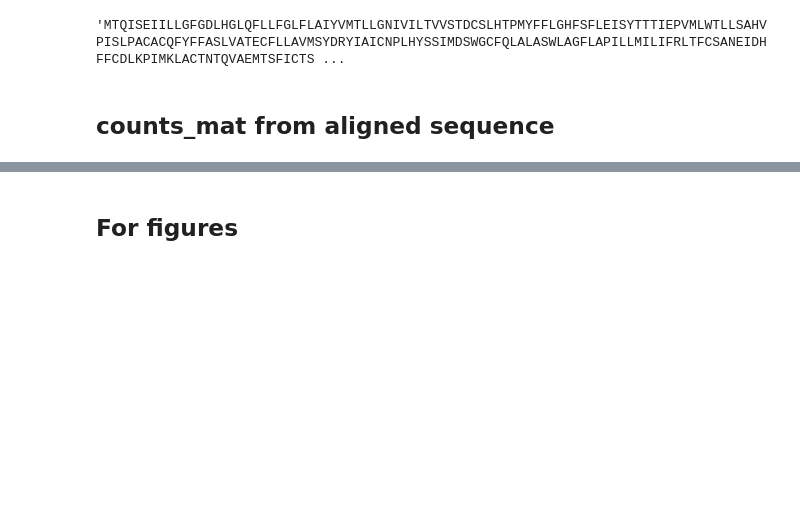
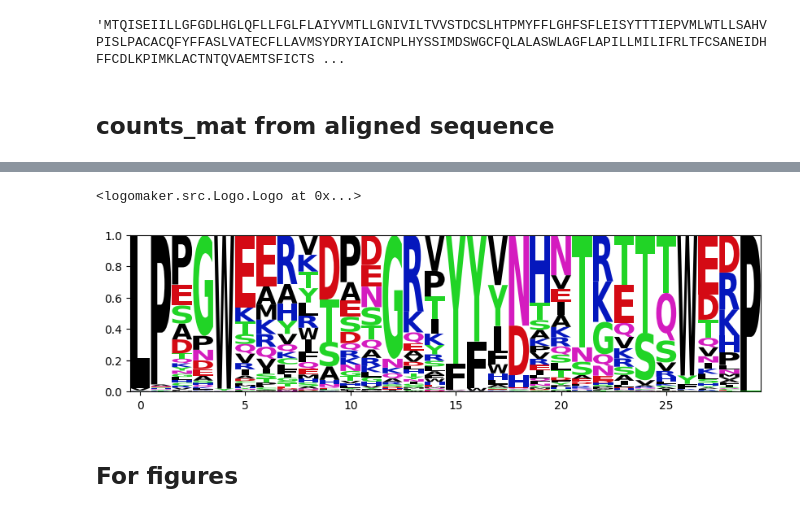
Before and after one commit to simchad/oreome, a Jupyter notebook: docs/jupyters/test_logomaker.ipynb, the cells around one changed output, grey strips where cells are left out. Saved outputs shown, nothing was run; the diff lists cells and outputs as text; code cells hidden in the pictures; blank space fills up the shorter version.

```diff
--- a/docs/jupyters/test_logomaker.ipynb
+++ b/docs/jupyters/test_logomaker.ipynb
@@ -292,3 +401,20 @@ logomaker.Logo(info_mat)
+# %%
+# 1단계 혹은 2단계 transformation 을 거쳐야 함.
+# counts -> prob, info
+# prob -> weight
+# weight -> prob
+# prob -> info
+# info -> prob
+# 아마도... prob -> counts 는 prob * size
+
+
+# Transform information matrix -> probability matrix
+prob_mat = logomaker.transform_matrix(ww_df, from_type="information", to_type="probability")
+# prob_mat.head()
+logomaker.Logo(prob_mat)
+# %% [output]
+<logomaker.src.Logo.Logo at 0x...>
+[figure, added]
 # %% [markdown]
 ## For figures
 # %% [markdown]
```
Also changed, not shown: parts of 11 cells of this notebook, 13 other files.
